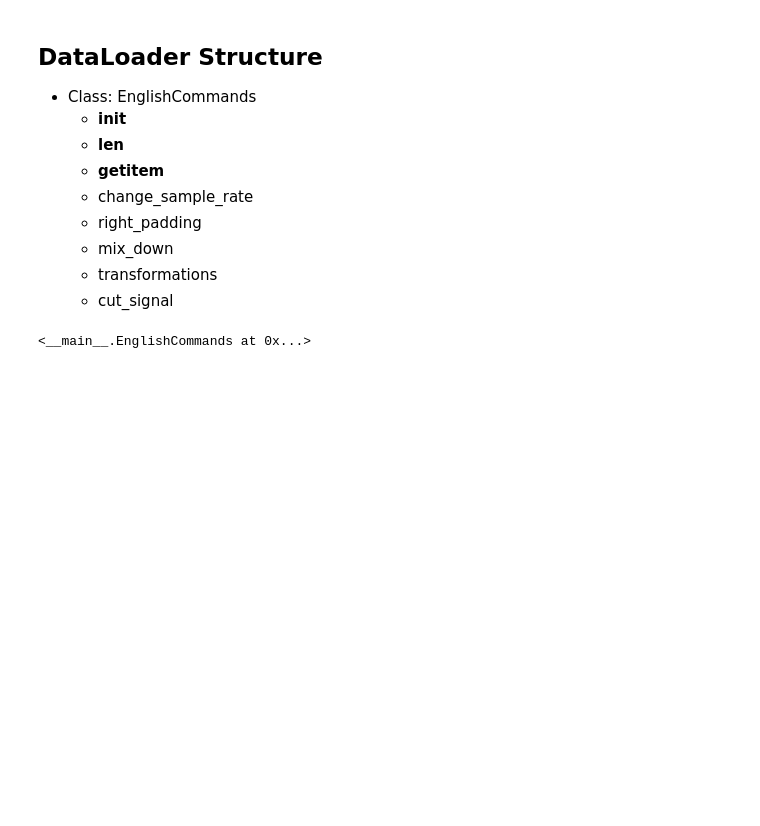
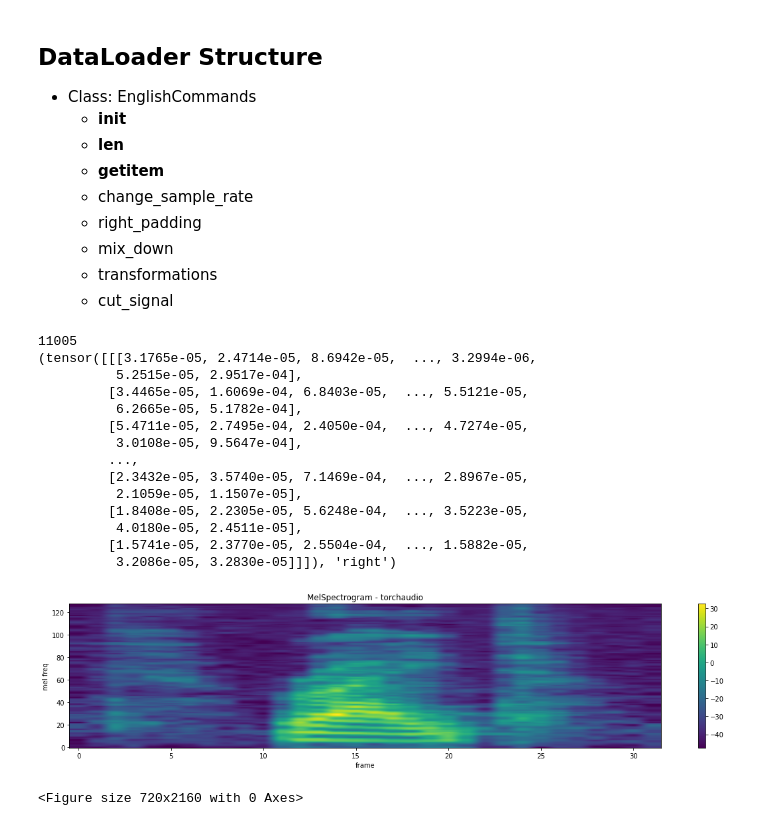
Before and after one commit to mehdihosseinimoghadam/Signal-Processing, a Jupyter notebook: Inception_Like_for_mel_spectrogram.ipynb, the cells around one changed output. Cells and saved outputs as stored; diff of their text form; code cells hidden in the pictures; blank space fills up the shorter version.

```diff
--- a/Inception_Like_for_mel_spectrogram.ipynb
+++ b/Inception_Like_for_mel_spectrogram.ipynb
@@ -730,34 +730,35 @@ class EnglishCommands(Dataset):
     self.num_sample = num_sample
 
 
-  def __len__():
+  def __len__(self):
     return len(self.annotation_file)
 
 
   def __getitem__(self, index):
-    path = get_path(index)
-    label = get_label(path)
-    signal, sr = torch.load(path)
-    signal = change_sample_rate(signal, sr)
-    signal = right_padding(signal)
-    signal = cut_signal(signal)
+    path = self.get_path(index)
+    label = self.get_label(index)
+    signal, sr = torchaudio.load(path)
+    signal = self.change_sample_rate(signal, sr)
+    signal = self.right_padding(signal)
+    signal = self.cut_signal(signal)
     signal = self.transformation(signal)
     return signal, label
 
 
 
   def get_path(self, index):
-    path = str(self.audio_dir) + str(self.annotation_file.iloc[index,0]) + str(self.annotation_file.iloc[index,1])
+    path = str(self.audio_dir) + "/" + str(self.annotation_file.iloc[index,0]) + "/" + str(self.annotation_file.iloc[index,1])
     return path
 
 
   def get_label(self, index):
-    return str(self.annotation_file.iloc[index,0])
+    return self.annotation_file.iloc[index,0]
 
   def change_sample_rate(self, signal, sr):
     if sr != self.target_sample_rate:
        signal = torchaudio.transforms.Resample(sr, self.target_sample_rate)
        return signal
+    return signal
 
   def right_padding(self, signal):
     if signal.shape[1] < self.num_sample:
@@ -765,28 +766,53 @@ class EnglishCommands(Dataset):
       last_dim_padding = (0, padd)
       signal = torch.nn.functional.pad(signal, last_dim_padding)
       return signal
+    return signal
 
 
   def cut_signal(self, signal):
     if signal.shape[1] > self.num_sample:
        signal = signal[:, :self.num_sample]
        return signal
+    return signal
 # %%
 SR = 16000
 N_FFT=1024
 HOP_LENGTH=512
-N_MELS=64
+N_MELS=128
 
 melspec = torchaudio.transforms.MelSpectrogram(sample_rate = SR,
                                                n_fft = N_FFT,
                                                window_fn = torch.hann_window,
                                                hop_length = HOP_LENGTH,
                                                n_mels = N_MELS)
 
-EnglishCommands("/content/log.csv",
+EC = EnglishCommands("/content/log.csv",
                 "/content/speechdataset/SpeechDataset",
                 16000,
                 melspec,
                 16000)
+
+print(len(EC))
+print(EC[6])
+
+
+plot_spectrogram(
+    EC[6][0][0], title="MelSpectrogram - torchaudio", ylabel='mel freq')
+ipd.Audio(EC.get_path(6))
 # %% [output]
-<__main__.EnglishCommands at 0x...>
+11005
+(tensor([[[3.1765e-05, 2.4714e-05, 8.6942e-05,  ..., 3.2994e-06,
+          5.2515e-05, 2.9517e-04],
+         [3.4465e-05, 1.6069e-04, 6.8403e-05,  ..., 5.5121e-05,
+          6.2665e-05, 5.1782e-04],
+         [5.4711e-05, 2.7495e-04, 2.4050e-04,  ..., 4.7274e-05,
+          3.0108e-05, 9.5647e-04],
+         ...,
+         [2.3432e-05, 3.5740e-05, 7.1469e-04,  ..., 2.8967e-05,
+          2.1059e-05, 1.1507e-05],
+         [1.8408e-05, 2.2305e-05, 5.6248e-04,  ..., 3.5223e-05,
+          4.0180e-05, 2.4511e-05],
+         [1.5741e-05, 2.3770e-05, 2.5504e-04,  ..., 1.5882e-05,
+          3.2086e-05, 3.2830e-05]]]), 'right')
+[figure, added]
+<Figure size 720x2160 with 0 Axes>
```
Also changed, not shown: parts of 1 cell of this notebook.
